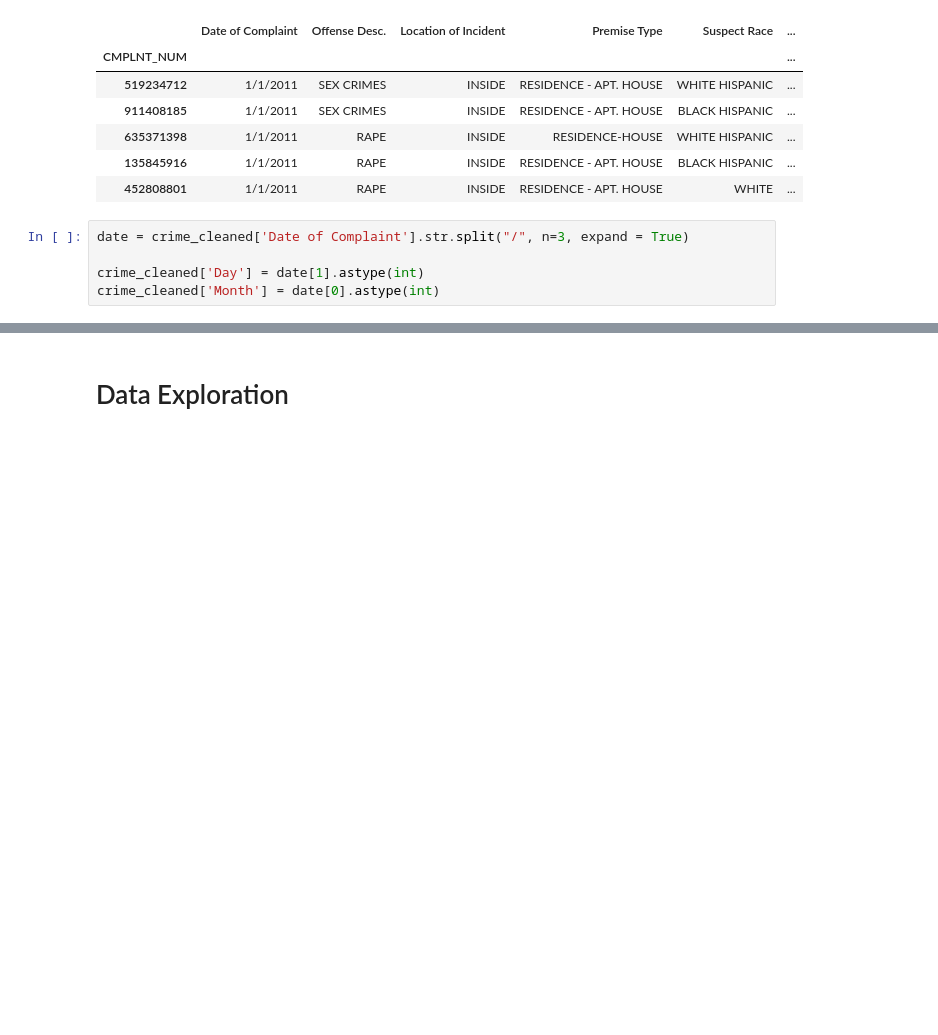
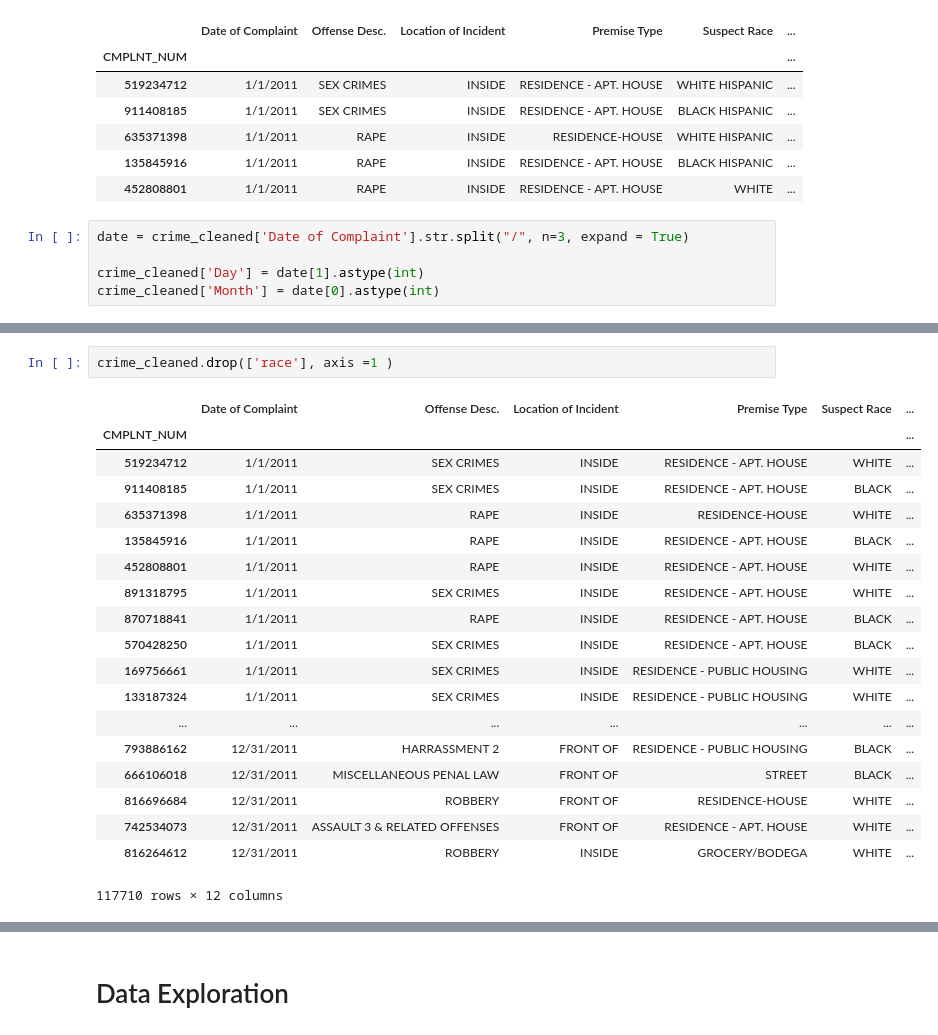
Before and after one commit to aclao89/NYC_Race-SAT, a Jupyter notebook: NYPD Crime 2011.ipynb, the cells around one changed output, grey strips where cells are left out. Saved outputs shown, nothing was run; the diff lists cells and outputs as text; blank space fills up the shorter version.

```diff
--- a/NYPD Crime 2011.ipynb
+++ b/NYPD Crime 2011.ipynb
@@ -121,0 +128,22 @@ crime_cleaned.shape
+# %%
+crime_cleaned.drop(['race'], axis =1 )
+# %% [output]
+|  | Date of Complaint | Offense Desc. | Location of Incident | Premise Type | Suspect Race | ... |
+| CMPLNT_NUM |  |  |  |  |  | ... |
+| 519234712 | 1/1/2011 | SEX CRIMES | INSIDE | RESIDENCE - APT. HOUSE | WHITE | ... |
+| 911408185 | 1/1/2011 | SEX CRIMES | INSIDE | RESIDENCE - APT. HOUSE | BLACK | ... |
+| 635371398 | 1/1/2011 | RAPE | INSIDE | RESIDENCE-HOUSE | WHITE | ... |
+| 135845916 | 1/1/2011 | RAPE | INSIDE | RESIDENCE - APT. HOUSE | BLACK | ... |
+| 452808801 | 1/1/2011 | RAPE | INSIDE | RESIDENCE - APT. HOUSE | WHITE | ... |
+| 891318795 | 1/1/2011 | SEX CRIMES | INSIDE | RESIDENCE - APT. HOUSE | WHITE | ... |
+| 870718841 | 1/1/2011 | RAPE | INSIDE | RESIDENCE - APT. HOUSE | BLACK | ... |
+| 570428250 | 1/1/2011 | SEX CRIMES | INSIDE | RESIDENCE - APT. HOUSE | BLACK | ... |
+| 169756661 | 1/1/2011 | SEX CRIMES | INSIDE | RESIDENCE - PUBLIC HOUSING | WHITE | ... |
+| 133187324 | 1/1/2011 | SEX CRIMES | INSIDE | RESIDENCE - PUBLIC HOUSING | WHITE | ... |
+| ... | ... | ... | ... | ... | ... | ... |
+| 793886162 | 12/31/2011 | HARRASSMENT 2 | FRONT OF | RESIDENCE - PUBLIC HOUSING | BLACK | ... |
+| 666106018 | 12/31/2011 | MISCELLANEOUS PENAL LAW | FRONT OF | STREET | BLACK | ... |
+| 816696684 | 12/31/2011 | ROBBERY | FRONT OF | RESIDENCE-HOUSE | WHITE | ... |
+| 742534073 | 12/31/2011 | ASSAULT 3 & RELATED OFFENSES | FRONT OF | RESIDENCE - APT. HOUSE | WHITE | ... |
+| 816264612 | 12/31/2011 | ROBBERY | INSIDE | GROCERY/BODEGA | WHITE | ... |
+117710 rows × 12 columns
```
Also changed, not shown: parts of 14 cells of this notebook, 4 other files.
